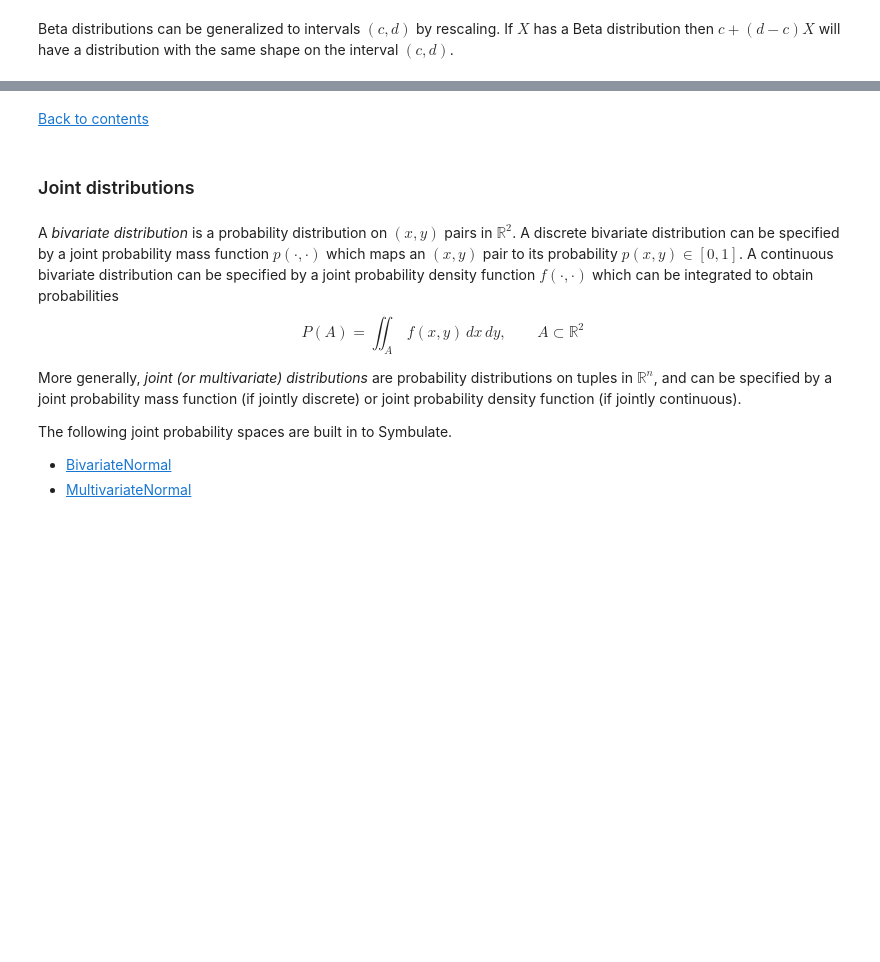
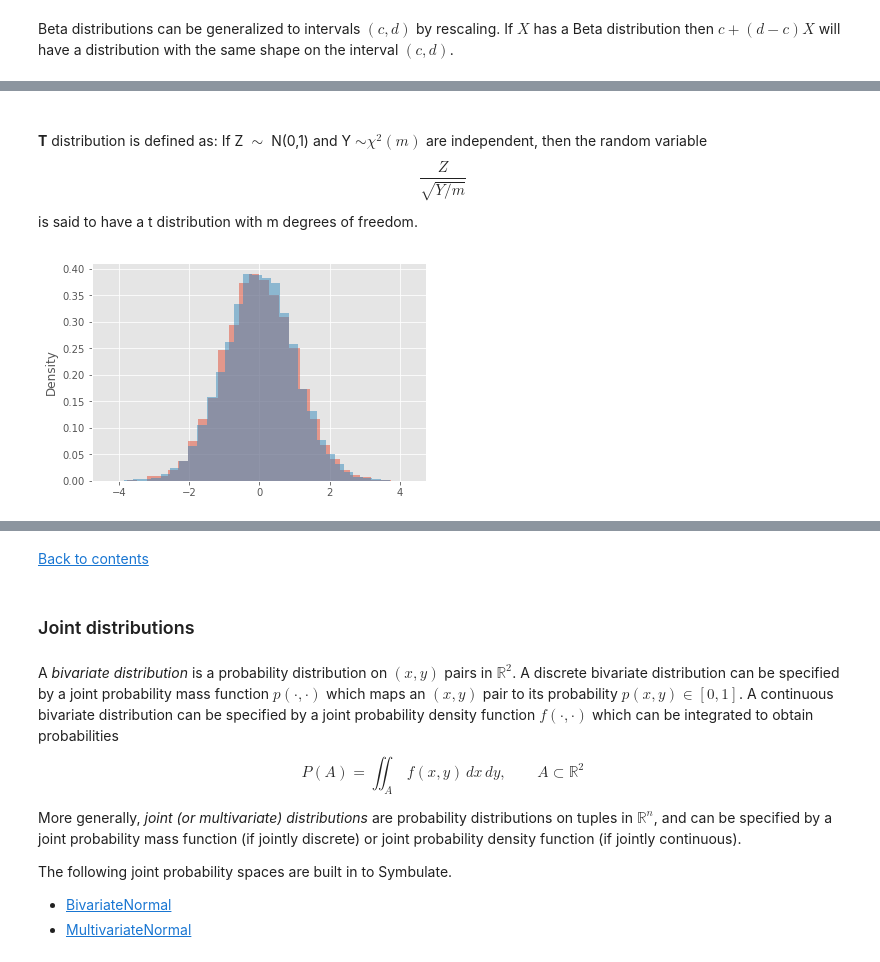
Before and after one commit to dlsun/symbulate, a Jupyter notebook: docs/common.ipynb, the cells around one changed output, grey strips where cells are left out. Cells and saved outputs as stored; diff of their text form; code cells hidden in the pictures; blank space fills up the shorter version.

```diff
--- a/docs/common.ipynb
+++ b/docs/common.ipynb
@@ -307,0 +344,15 @@ d = 15
+# %% [markdown]
+<a id='t'></a>
+# %% [markdown]
+**T** distribution is defined as: If Z $\sim$ N(0,1) and Y $\sim \chi^2(m)$ are independent, then the random variable
+$$\frac{Z}{ \sqrt{Y/m} }$$
+is said to have a t distribution with m degrees of freedom.
+# %%
+m = 50
+Z, Y = RV(Normal(mean = 0,sd = 1) * ChiSquare(df = m))
+T = (Z / (sqrt(Y / m))).sim(10000)
+t = RV(StudentT(df = m)).sim(10000)
+T.plot(bins = 30)
+t.plot(bins = 30)
+# %% [output]
+[figure, added]
```
Also changed, not shown: parts of 40 cells of this notebook.
